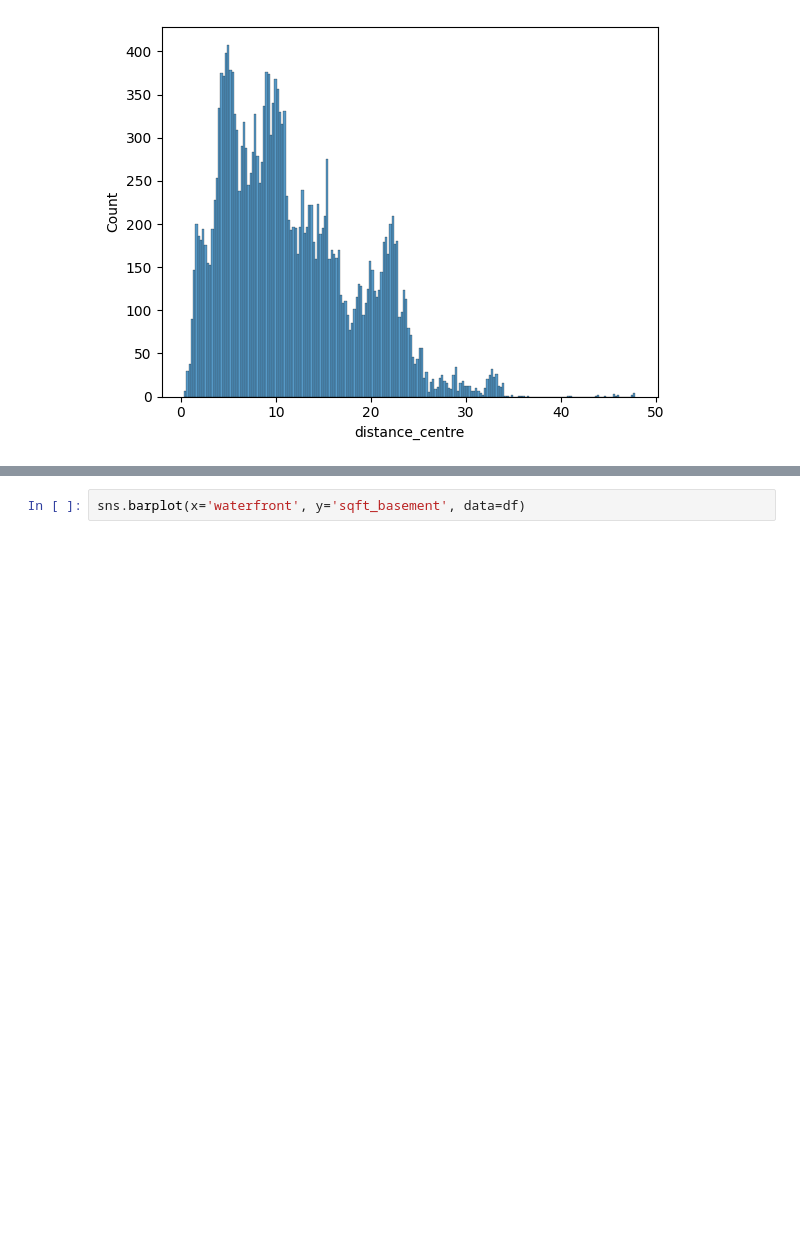
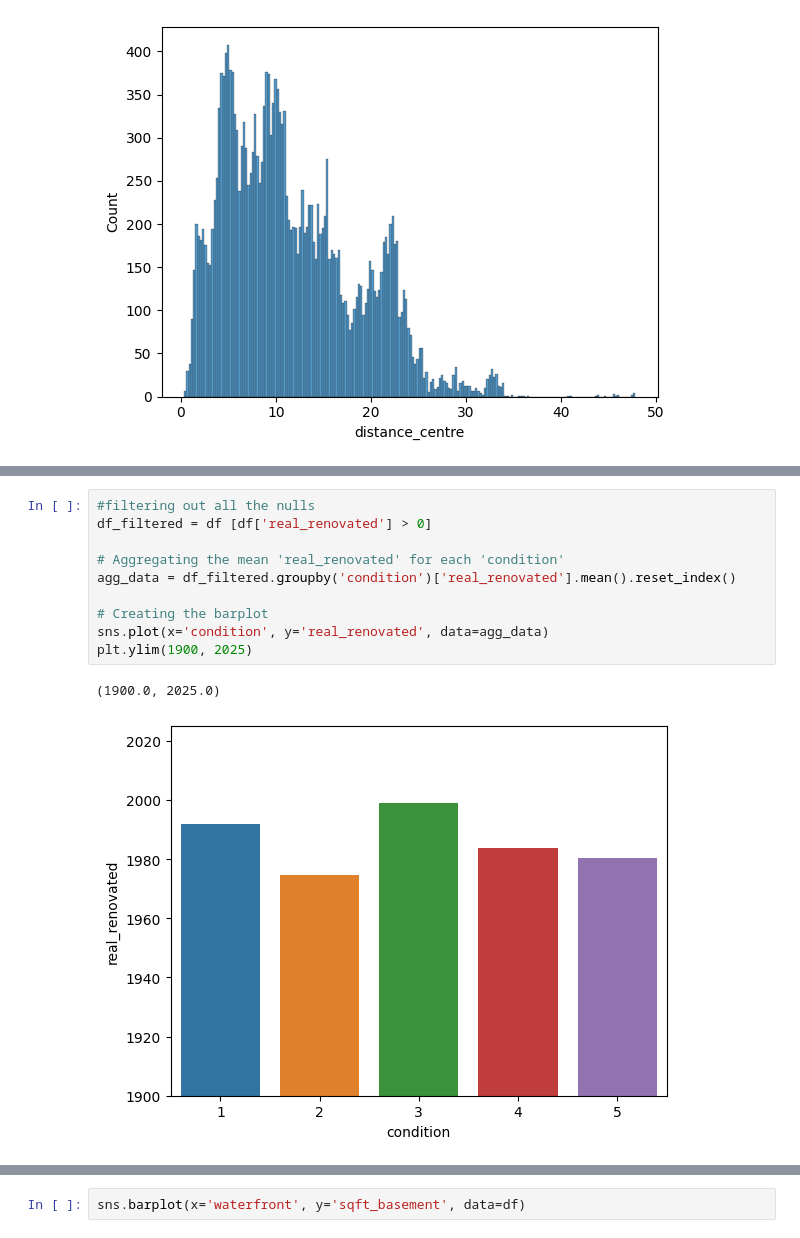
Before and after one commit to Kenny101-dot/eda-housingdata, a Jupyter notebook: Hypothesis.ipynb/Untitled.ipynb, the cells around one changed output, grey strips where cells are left out. Saved outputs shown, nothing was run; the diff lists cells and outputs as text; blank space fills up the shorter version.

```diff
--- a/Hypothesis.ipynb/Untitled.ipynb
+++ b/Hypothesis.ipynb/Untitled.ipynb
@@ -207 +217,14 @@ plt.ylim(1900, 2025)
+# %%
+#filtering out all the nulls
+df_filtered = df [df['real_renovated'] > 0]
+
+# Aggregating the mean 'real_renovated' for each 'condition'
+agg_data = df_filtered.groupby('condition')['real_renovated'].mean().reset_index()
+
+# Creating the barplot
+sns.plot(x='condition', y='real_renovated', data=agg_data)
+plt.ylim(1900, 2025)
+# %% [output]
+(1900.0, 2025.0)
+[figure, added]
 # %%
```
Also changed, not shown: parts of 26 cells of this notebook, 1 other file.
